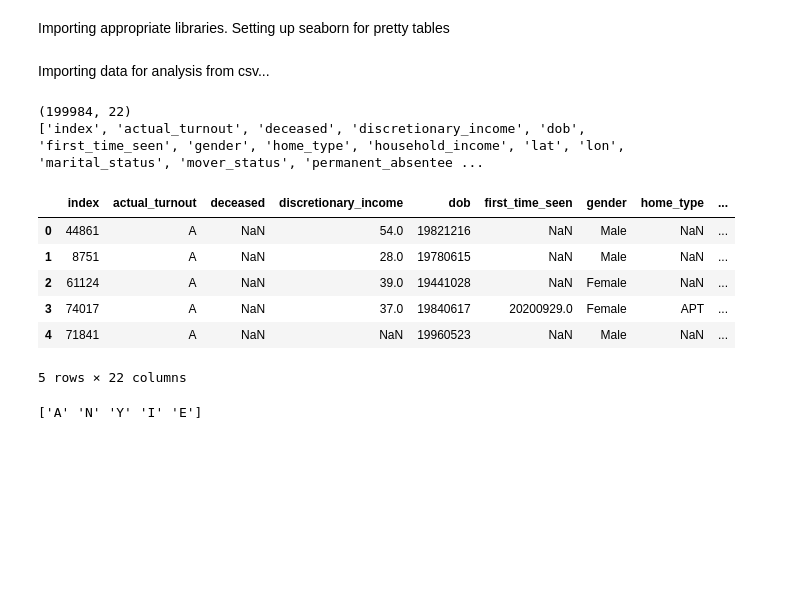
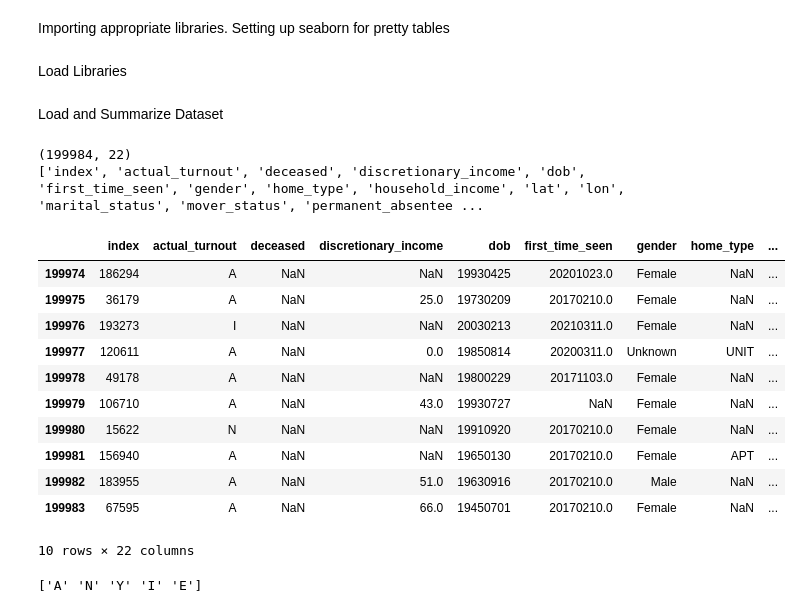
Before and after one commit to BroaderImpact/Technical, a Jupyter notebook: Murm/reg-iris.ipynb, the cells around one changed output. Saved outputs shown, nothing was run; the diff lists cells and outputs as text; code cells hidden in the pictures; blank space fills up the shorter version.

```diff
--- a/Murm/reg-iris.ipynb
+++ b/Murm/reg-iris.ipynb
@@ -14,2 +2,0 @@ sns.set(style="whitegrid", color_codes=True)
-# %% [markdown]
-Importing data for analysis from csv...
@@ -15,0 +14,2 @@ Importing data for analysis from csv...
+# %% [markdown]
+Load Libraries
@@ -16,19 +33,27 @@ Importing data for analysis from csv...
+# %% [markdown]
+Load and Summarize Dataset
 # %%
 data = pd.read_csv('data.csv', header=0)
-#data = data.dropna() #all rows have empty cells
+#data = data.dropna() #all rows have some empty cells
 print(data.shape)
 print(list(data.columns))
 data.head()
+data.tail(10)
 # %% [output]
 (199984, 22)
 ['index', 'actual_turnout', 'deceased', 'discretionary_income', 'dob', 'first_time_seen', 'gender', 'home_type', 'household_income', 'lat', 'lon', 'marital_status', 'mover_status', 'permanent_absentee ...
 |  | index | actual_turnout | deceased | discretionary_income | dob | first_time_seen | gender | home_type | ... |
-| 0 | 44861 | A | NaN | 54.0 | 19821216 | NaN | Male | NaN | ... |
-| 1 | 8751 | A | NaN | 28.0 | 19780615 | NaN | Male | NaN | ... |
-| 2 | 61124 | A | NaN | 39.0 | 19441028 | NaN | Female | NaN | ... |
-| 3 | 74017 | A | NaN | 37.0 | 19840617 | 20200929.0 | Female | APT | ... |
-| 4 | 71841 | A | NaN | NaN | 19960523 | NaN | Male | NaN | ... |
+| 199974 | 186294 | A | NaN | NaN | 19930425 | 20201023.0 | Female | NaN | ... |
+| 199975 | 36179 | A | NaN | 25.0 | 19730209 | 20170210.0 | Female | NaN | ... |
+| 199976 | 193273 | I | NaN | NaN | 20030213 | 20210311.0 | Female | NaN | ... |
+| 199977 | 120611 | A | NaN | 0.0 | 19850814 | 20200311.0 | Unknown | UNIT | ... |
+| 199978 | 49178 | A | NaN | NaN | 19800229 | 20171103.0 | Female | NaN | ... |
+| 199979 | 106710 | A | NaN | 43.0 | 19930727 | NaN | Female | NaN | ... |
+| 199980 | 15622 | N | NaN | NaN | 19910920 | 20170210.0 | Female | NaN | ... |
+| 199981 | 156940 | A | NaN | NaN | 19650130 | 20170210.0 | Female | APT | ... |
+| 199982 | 183955 | A | NaN | 51.0 | 19630916 | 20170210.0 | Male | NaN | ... |
+| 199983 | 67595 | A | NaN | 66.0 | 19450701 | 20170210.0 | Female | NaN | ... |
-5 rows × 22 columns
+10 rows × 22 columns
 # %%
 a = data['actual_turnout'].unique() #determining values for voter turnout column
 print(a)
```
Also changed, not shown: parts of 3 cells of this notebook, 1 other file.
